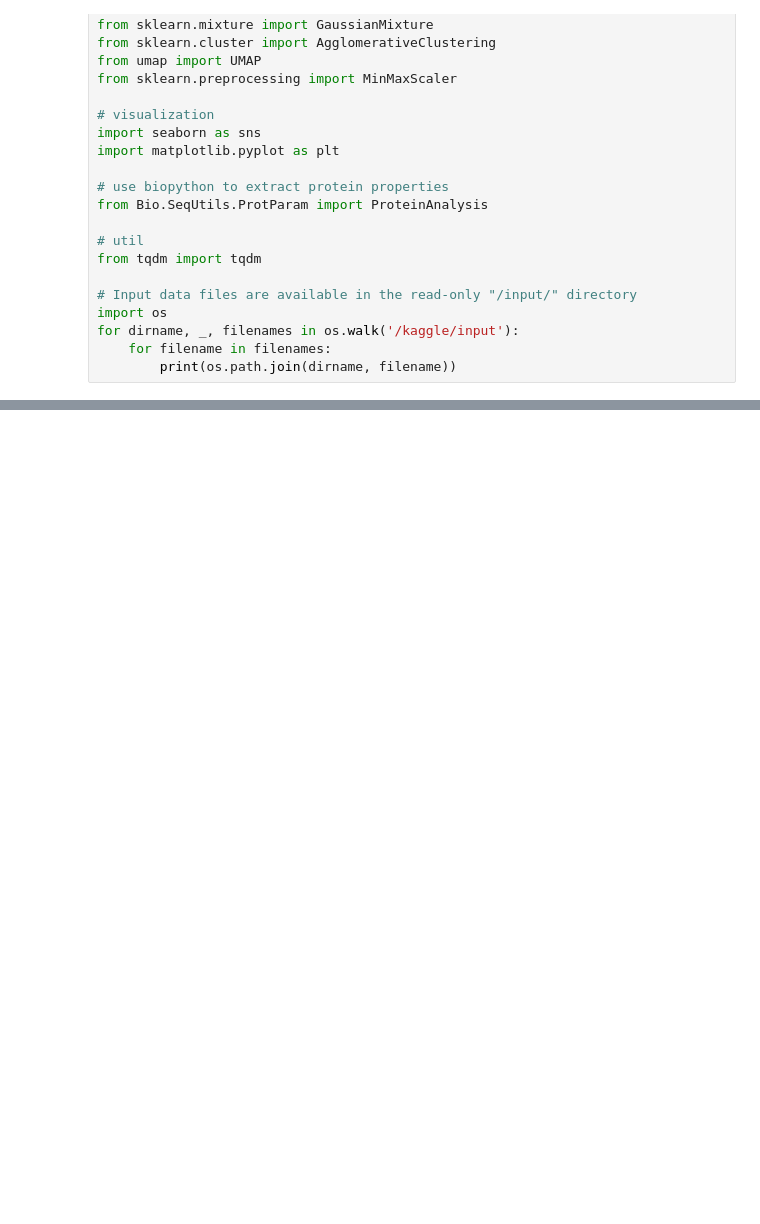
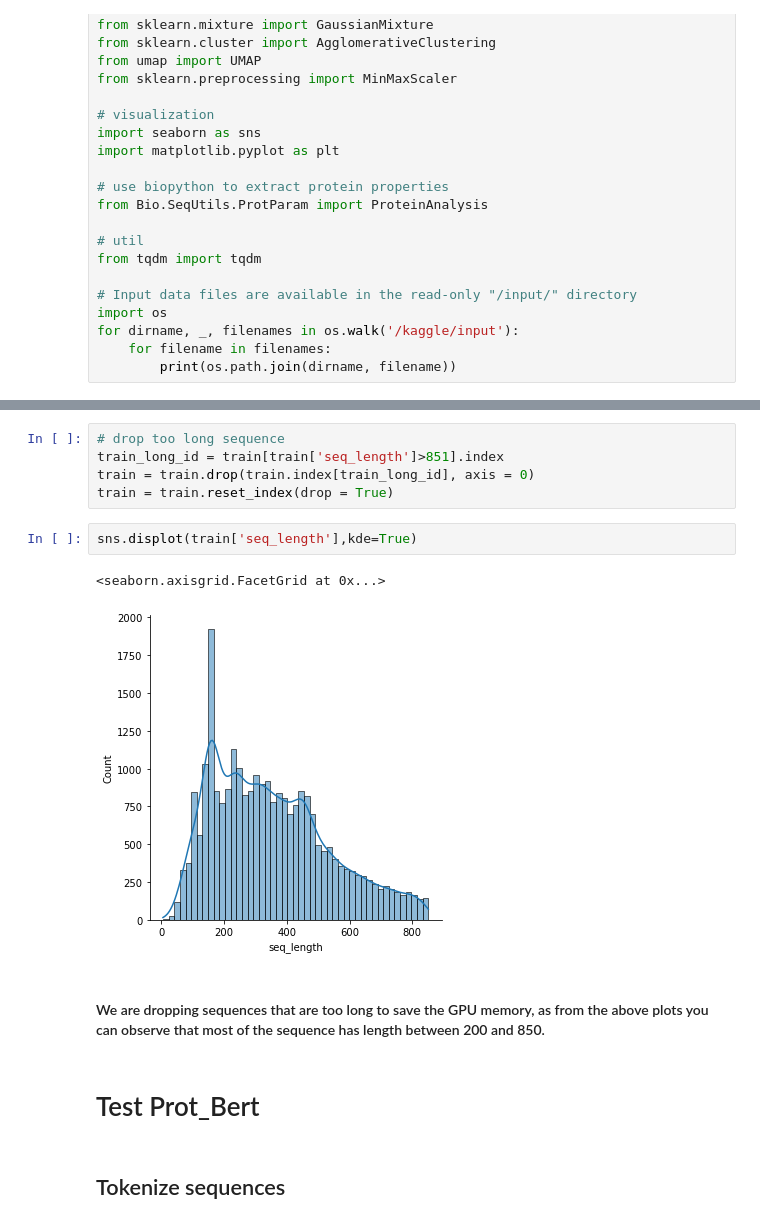
Before and after one commit to akashmat/CMPE-257-Group-11, a Jupyter notebook: protbert-eda.ipynb, the cells around one changed output, grey strips where cells are left out. Saved outputs shown, nothing was run; the diff lists cells and outputs as text; blank space fills up the shorter version.

```diff
--- a/protbert-eda.ipynb
+++ b/protbert-eda.ipynb
@@ -40,0 +95,16 @@ for dirname, _, filenames in os.walk('/kaggle/input'):
+# %%
+# drop too long sequence
+train_long_id = train[train['seq_length']>851].index
+train = train.drop(train.index[train_long_id], axis = 0)
+train = train.reset_index(drop = True)
+# %%
+sns.displot(train['seq_length'],kde=True)
+# %% [output]
+<seaborn.axisgrid.FacetGrid at 0x...>
+[figure, added]
+# %% [markdown]
+#### We are dropping sequences that are too long to save the GPU memory, as from the above plots you can observe that most of the sequence has length between 200 and 850.
+# %% [markdown]
+# Test Prot_Bert
+# %% [markdown]
+## Tokenize sequences
```
Also changed, not shown: parts of 21 cells of this notebook.
